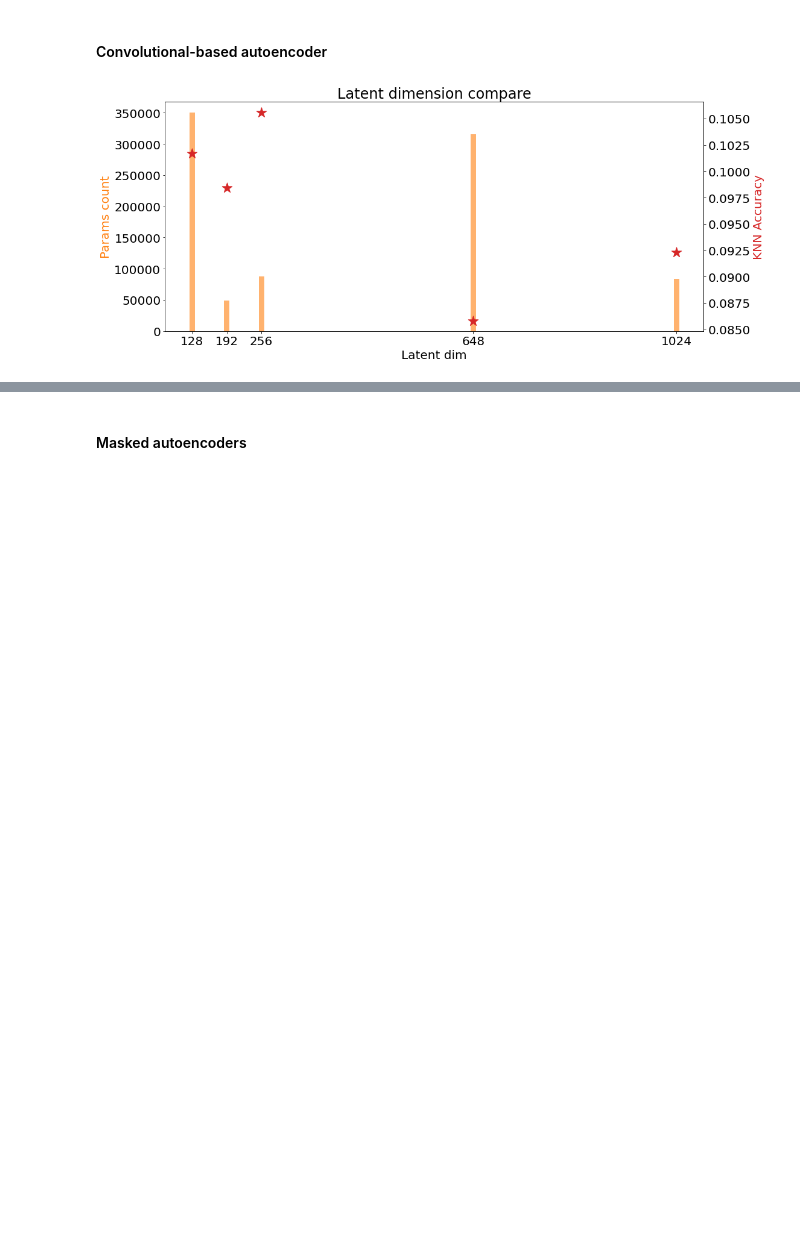
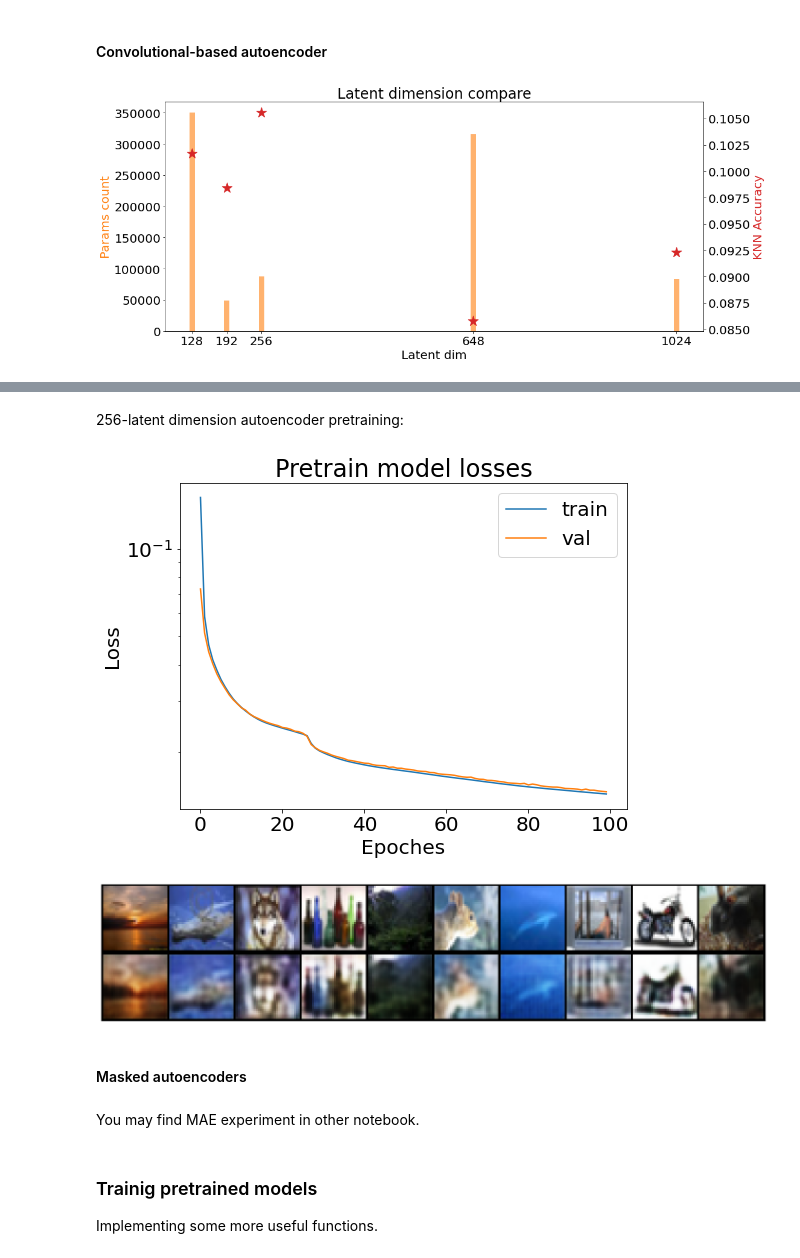
Before and after one commit to johanDDC/MIL_autoencoder, a Jupyter notebook: notebooks/experiments.ipynb, the cells around one changed output, grey strips where cells are left out. Drawn from its saved outputs; the diff is of its cells as text; code cells hidden in the pictures; blank space fills up the shorter version.

```diff
--- a/notebooks/experiments.ipynb
+++ b/notebooks/experiments.ipynb
@@ -240,2 +297,18 @@ plt.show()
+# %% [markdown]
+256-latent dimension autoencoder pretraining:
+# %%
+config = CAEConfig
+config.model_config.start_num_filters = 8
+constructor = CNNAutoencoder
+m = experiment(config, constructor)
+# %% [output]
+[figure, added]
+[figure, added]
 # %% [markdown]
 #### Masked autoencoders
+# %% [markdown]
+You may find MAE experiment in other notebook.
+# %% [markdown]
+### Trainig pretrained models
+
+Implementing some more useful functions.
```
Also changed, not shown: parts of 17 cells of this notebook, 4 other files.
